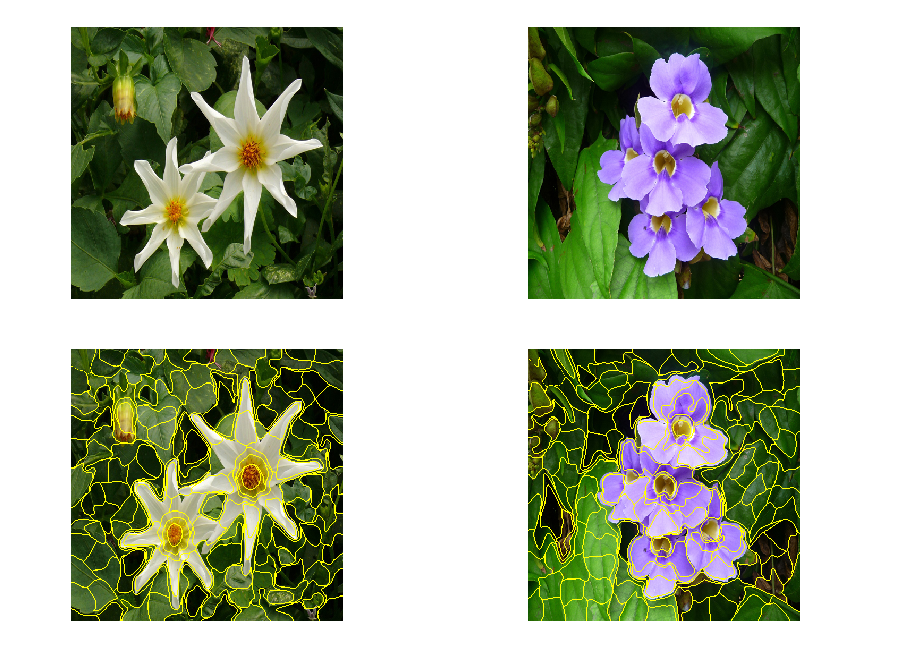
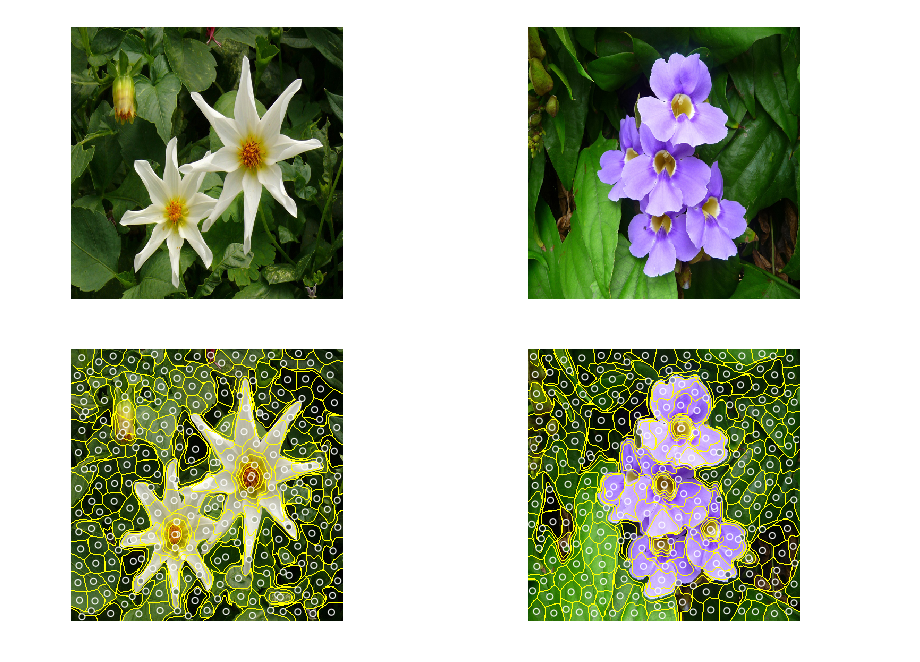
Before and after one commit to rpetit/color-transfer, a Jupyter notebook: color_ot.ipynb, the cells around one changed output. Drawn from its saved outputs; the diff is of its cells as text; code cells hidden in the pictures.

Commit message:
add clusters computation

```diff
--- a/color_ot.ipynb
+++ b/color_ot.ipynb
@@ -30,19 +33,3 @@ ax2.imshow(flower2)
 ax2.axis('off');
 # %% [output]
 [figure]
-# %%
-# super pixels computation
-num_segments = 200
-u_segments = slic(u, n_segments=num_segments, sigma=5)
-v_segments = slic(v, n_segments=num_segments, sigma=5)
-
-# super pixels display
-fig, (ax1, ax2) = plt.subplots(1, 2, figsize=(15, 5))
-
-ax1.imshow(mark_boundaries(u, u_segments))
-ax1.axis("off")
-
-ax2.imshow(mark_boundaries(v, v_segments))
-ax2.axis("off");
-# %% [output]
-[figure, removed]
@@ -48,0 +60,24 @@ ax2.axis("off");
+# %%
+# clusters computation
+u_clusters, u_segments = get_clusters(u)
+v_clusters, v_segments = get_clusters(v)
+# %%
+# clusters display
+fig, (ax1, ax2) = plt.subplots(1, 2, figsize=(15, 5))
+
+ax1.imshow(mark_boundaries(u, u_segments))
+ax1.scatter([u_clusters[cluster_idx]['spatial_mean'][1] for cluster_idx in range(len(u_clusters))],
+            [u_clusters[cluster_idx]['spatial_mean'][0] for cluster_idx in range(len(u_clusters))],
+            facecolor=[u_clusters[cluster_idx]['color_mean'] for cluster_idx in range(len(u_clusters))],
+            edgecolor='white')
+ax1.axis('off')
+
+ax2.imshow(mark_boundaries(v, v_segments))
+ax2.scatter([v_clusters[cluster_idx]['spatial_mean'][1] for cluster_idx in range(len(v_clusters))],
+            [v_clusters[cluster_idx]['spatial_mean'][0] for cluster_idx in range(len(v_clusters))],
+            facecolor=[v_clusters[cluster_idx]['color_mean'] for cluster_idx in range(len(v_clusters))],
+            edgecolor='white')
+
+ax2.axis("off");
+# %% [output]
+[figure, added]
```
Also changed, not shown: parts of 2 cells of this notebook.
